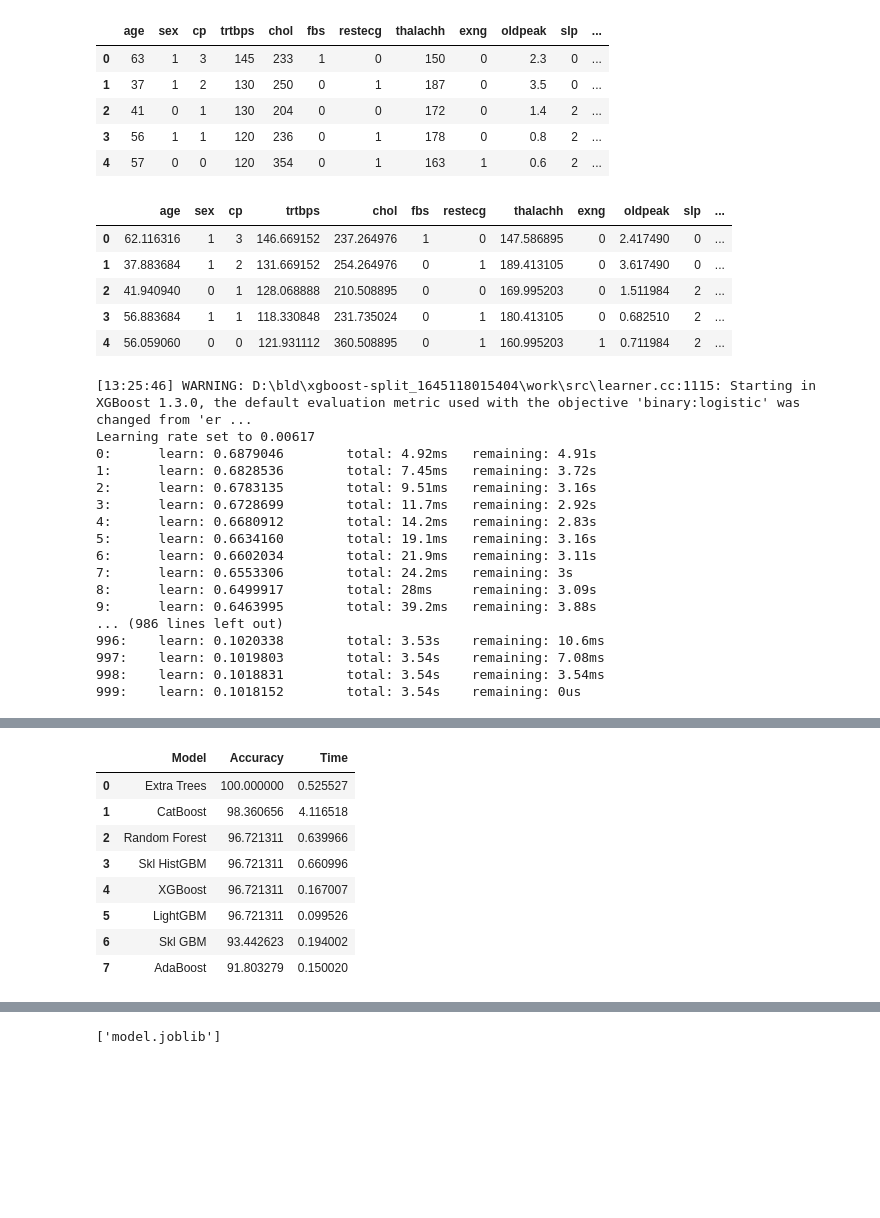
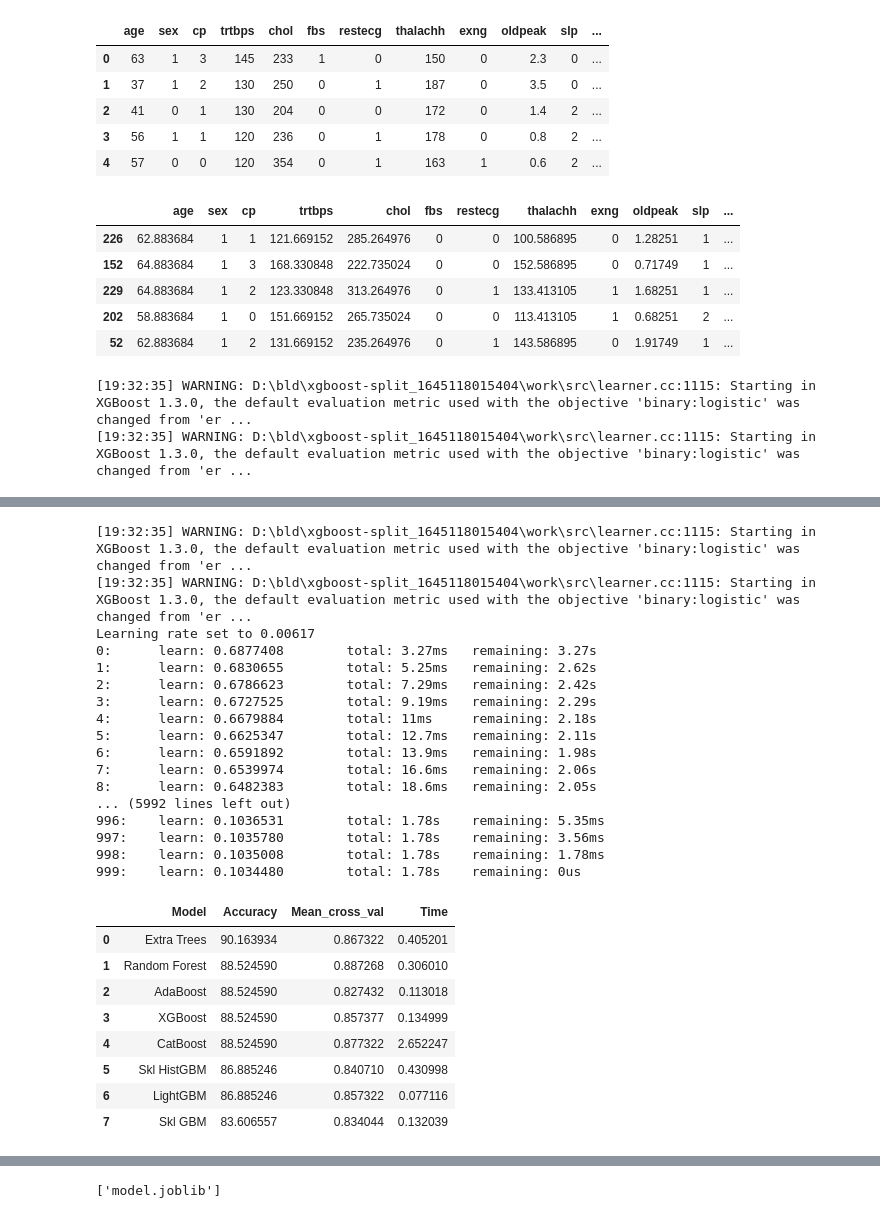
Before and after one commit to ITheophile/Heart_attack, a Jupyter notebook: exploration.ipynb, the cells around one changed output, grey strips where cells are left out. Cells and saved outputs as stored; diff of their text form; code cells hidden in the pictures; blank space fills up the shorter version.

```diff
--- a/exploration.ipynb
+++ b/exploration.ipynb
@@ -63,7 +63,7 @@ tree_classifiers_pipe = {name: make_pipeline(num_prep, model) for name, model in
 # %% [markdown]
 # Benchmark accuracy
 # %%
-results = pd.DataFrame({'Model': [], 'Accuracy': [], 'Time': []})
+results = pd.DataFrame({'Model': [], 'Accuracy': [], 'Mean_cross_val':[], 'Time': []})
 
 for model_name, model in tree_classifiers_pipe.items():
     start_time = time.time()
@@ -78,6 +78,7 @@ for model_name, model in tree_classifiers_pipe.items():
 
     model_results = pd.DataFrame({"Model":    [model_name],
                               "Accuracy": [accuracy_score(y_test, pred)*100],
+                              "Mean_cross_val": cross_val_score(model, X_train, y_train).mean(),
                               "Time":     [total_time]})
     results = pd.concat([results, model_results])
 
@@ -165,7 +170,9 @@ def data_enhancement(data):
 # %%
 gen = data_enhancement(data)
 np.random.seed(0)
+gen = gen.sample(frac=1)
 extra_data = gen.sample(gen.shape[0] // 5)
+
 
 X_train_aug = pd.concat([X_train, extra_data.drop(['output'], axis=1) ])
 y_train_aug = pd.concat([y_train, extra_data['output'] ])
@@ -190,14 +197,14 @@ data.head()
 gen.head()
 # %% [output]
 |  | age | sex | cp | trtbps | chol | fbs | restecg | thalachh | exng | oldpeak | slp | ... |
-| 0 | 62.116316 | 1 | 3 | 146.669152 | 237.264976 | 1 | 0 | 147.586895 | 0 | 2.417490 | 0 | ... |
-| 1 | 37.883684 | 1 | 2 | 131.669152 | 254.264976 | 0 | 1 | 189.413105 | 0 | 3.617490 | 0 | ... |
-| 2 | 41.940940 | 0 | 1 | 128.068888 | 210.508895 | 0 | 0 | 169.995203 | 0 | 1.511984 | 2 | ... |
-| 3 | 56.883684 | 1 | 1 | 118.330848 | 231.735024 | 0 | 1 | 180.413105 | 0 | 0.682510 | 2 | ... |
-| 4 | 56.059060 | 0 | 0 | 121.931112 | 360.508895 | 0 | 1 | 160.995203 | 1 | 0.711984 | 2 | ... |
+| 226 | 62.883684 | 1 | 1 | 121.669152 | 285.264976 | 0 | 0 | 100.586895 | 0 | 1.28251 | 1 | ... |
+| 152 | 64.883684 | 1 | 3 | 168.330848 | 222.735024 | 0 | 0 | 152.586895 | 0 | 0.71749 | 1 | ... |
+| 229 | 64.883684 | 1 | 2 | 123.330848 | 313.264976 | 0 | 1 | 133.413105 | 1 | 1.68251 | 1 | ... |
+| 202 | 58.883684 | 1 | 0 | 151.669152 | 265.735024 | 0 | 0 | 113.413105 | 1 | 0.68251 | 2 | ... |
+| 52 | 62.883684 | 1 | 2 | 131.669152 | 235.264976 | 0 | 1 | 143.586895 | 0 | 1.91749 | 1 | ... |
 # %%
 tree_classifiers_pipe_aug = {name: make_pipeline(num_prep, model) for name, model in tree_classifiers.items()}
-results_aug = pd.DataFrame({'Model': [], 'Accuracy': [], 'Time': []})
+results_aug = pd.DataFrame({'Model': [], 'Accuracy': [],"Mean_cross_val":[], 'Time': []})
 
 for model_name, model in tree_classifiers_pipe_aug.items():
     start_time = time.time()
@@ -212,6 +219,7 @@ for model_name, model in tree_classifiers_pipe_aug.items():
 
     model_results_aug = pd.DataFrame({"Model":    [model_name],
                               "Accuracy": [accuracy_score(y_test, pred_aug)*100],
+                              "Mean_cross_val":cross_val_score(model, X_train_aug, y_train_aug).mean(),
                               "Time":     [total_time]})
 
 
@@ -219,20 +227,5 @@ for model_name, model in tree_classifiers_pipe_aug.items():
     results_ord_aug = results_aug.sort_values(by=['Accuracy'], ascending=False, ignore_index=True)
 results_ord_aug
 # %% [output]
-[13:25:46] WARNING: D:\bld\xgboost-split_1645118015404\work\src\learner.cc:1115: Starting in XGBoost 1.3.0, the default evaluation metric used with the objective 'binary:logistic' was changed from 'er ...
-Learning rate set to 0.00617
-0:      learn: 0.6879046        total: 4.92ms   remaining: 4.91s
-1:      learn: 0.6828536        total: 7.45ms   remaining: 3.72s
-2:      learn: 0.6783135        total: 9.51ms   remaining: 3.16s
-3:      learn: 0.6728699        total: 11.7ms   remaining: 2.92s
-4:      learn: 0.6680912        total: 14.2ms   remaining: 2.83s
-5:      learn: 0.6634160        total: 19.1ms   remaining: 3.16s
-6:      learn: 0.6602034        total: 21.9ms   remaining: 3.11s
-7:      learn: 0.6553306        total: 24.2ms   remaining: 3s
-8:      learn: 0.6499917        total: 28ms     remaining: 3.09s
-9:      learn: 0.6463995        total: 39.2ms   remaining: 3.88s
-... (986 lines left out)
-996:    learn: 0.1020338        total: 3.53s    remaining: 10.6ms
-997:    learn: 0.1019803        total: 3.54s    remaining: 7.08ms
-998:    learn: 0.1018831        total: 3.54s    remaining: 3.54ms
-999:    learn: 0.1018152        total: 3.54s    remaining: 0us
+[19:32:35] WARNING: D:\bld\xgboost-split_1645118015404\work\src\learner.cc:1115: Starting in XGBoost 1.3.0, the default evaluation metric used with the objective 'binary:logistic' was changed from 'er ...
+[19:32:35] WARNING: D:\bld\xgboost-split_1645118015404\work\src\learner.cc:1115: Starting in XGBoost 1.3.0, the default evaluation metric used with the objective 'binary:logistic' was changed from 'er ...
@@ -239,12 +234,29 @@ Learning rate set to 0.00617
+[19:32:35] WARNING: D:\bld\xgboost-split_1645118015404\work\src\learner.cc:1115: Starting in XGBoost 1.3.0, the default evaluation metric used with the objective 'binary:logistic' was changed from 'er ...
+[19:32:35] WARNING: D:\bld\xgboost-split_1645118015404\work\src\learner.cc:1115: Starting in XGBoost 1.3.0, the default evaluation metric used with the objective 'binary:logistic' was changed from 'er ...
+Learning rate set to 0.00617
+0:      learn: 0.6877408        total: 3.27ms   remaining: 3.27s
+1:      learn: 0.6830655        total: 5.25ms   remaining: 2.62s
+2:      learn: 0.6786623        total: 7.29ms   remaining: 2.42s
+3:      learn: 0.6727525        total: 9.19ms   remaining: 2.29s
+4:      learn: 0.6679884        total: 11ms     remaining: 2.18s
+5:      learn: 0.6625347        total: 12.7ms   remaining: 2.11s
+6:      learn: 0.6591892        total: 13.9ms   remaining: 1.98s
+7:      learn: 0.6539974        total: 16.6ms   remaining: 2.06s
+8:      learn: 0.6482383        total: 18.6ms   remaining: 2.05s
+... (5992 lines left out)
+996:    learn: 0.1036531        total: 1.78s    remaining: 5.35ms
+997:    learn: 0.1035780        total: 1.78s    remaining: 3.56ms
+998:    learn: 0.1035008        total: 1.78s    remaining: 1.78ms
+999:    learn: 0.1034480        total: 1.78s    remaining: 0us
-|  | Model | Accuracy | Time |
-| 0 | Extra Trees | 100.000000 | 0.525527 |
-| 1 | CatBoost | 98.360656 | 4.116518 |
-| 2 | Random Forest | 96.721311 | 0.639966 |
-| 3 | Skl HistGBM | 96.721311 | 0.660996 |
-| 4 | XGBoost | 96.721311 | 0.167007 |
-| 5 | LightGBM | 96.721311 | 0.099526 |
-| 6 | Skl GBM | 93.442623 | 0.194002 |
-| 7 | AdaBoost | 91.803279 | 0.150020 |
+|  | Model | Accuracy | Mean_cross_val | Time |
+| 0 | Extra Trees | 90.163934 | 0.867322 | 0.405201 |
+| 1 | Random Forest | 88.524590 | 0.887268 | 0.306010 |
+| 2 | AdaBoost | 88.524590 | 0.827432 | 0.113018 |
+| 3 | XGBoost | 88.524590 | 0.857377 | 0.134999 |
+| 4 | CatBoost | 88.524590 | 0.877322 | 2.652247 |
+| 5 | Skl HistGBM | 86.885246 | 0.840710 | 0.430998 |
+| 6 | LightGBM | 86.885246 | 0.857322 | 0.077116 |
+| 7 | Skl GBM | 83.606557 | 0.834044 | 0.132039 |
 # %%
 
 final_model = tree_classifiers_pipe_aug['Extra Trees']
```
Also changed, not shown: parts of 5 cells of this notebook, 2 other files.
